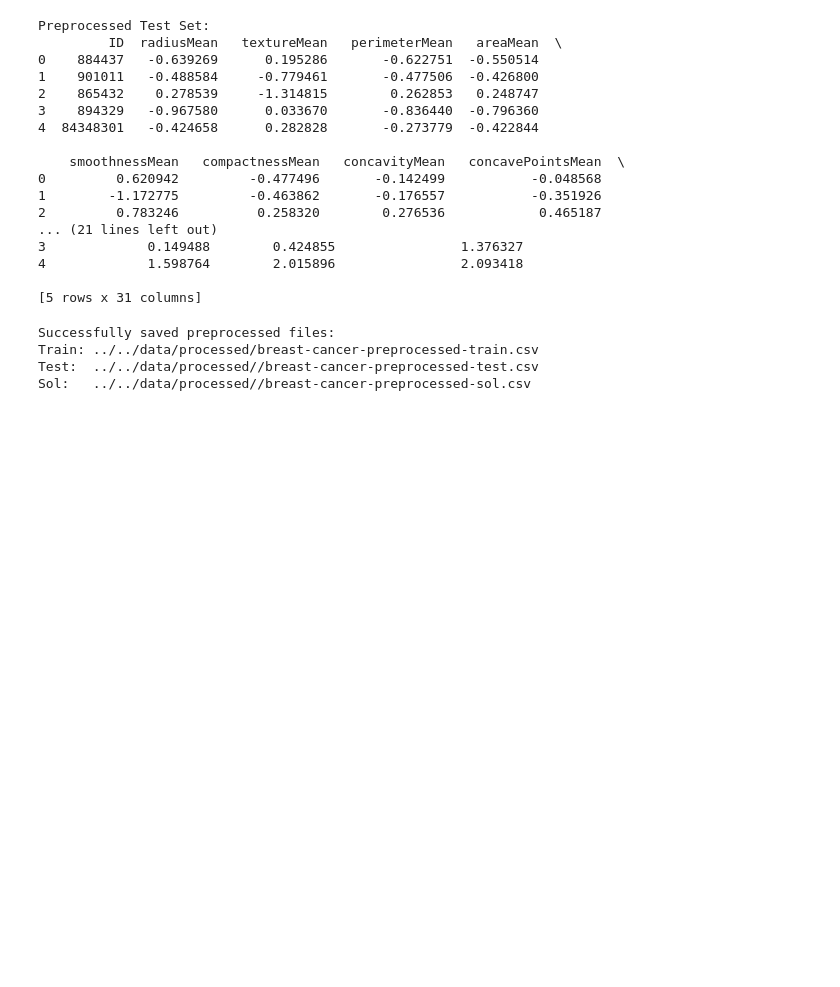
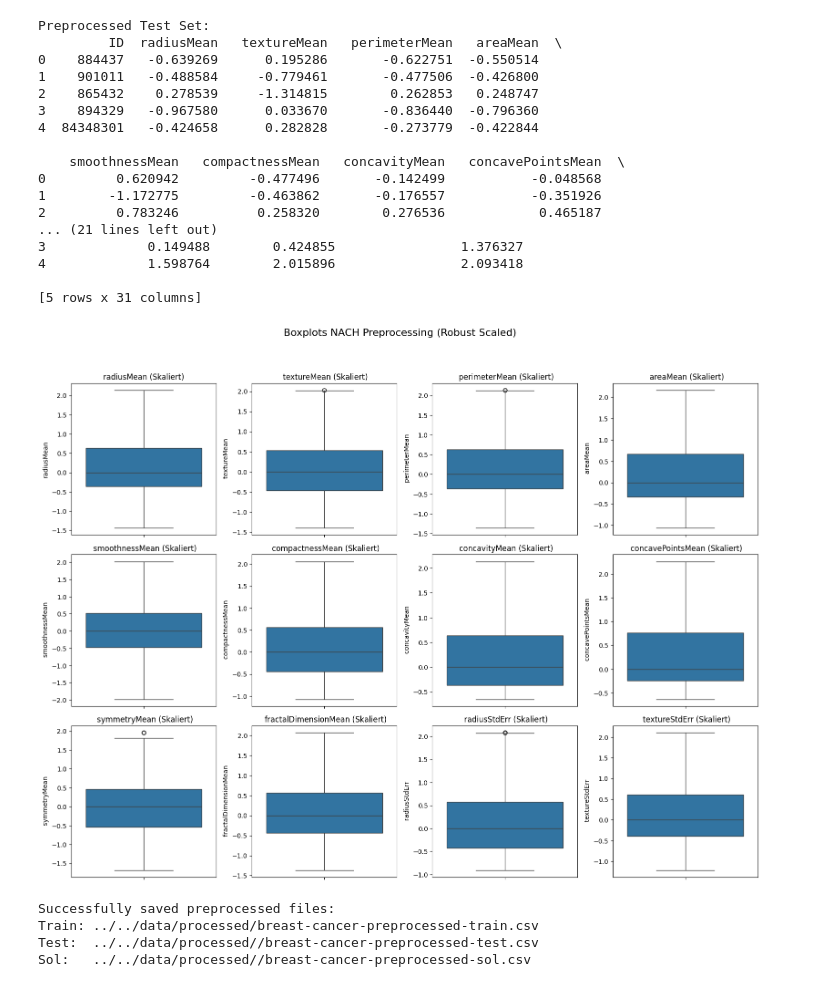
Before and after one commit to emmabachura/Machine-Learning, a Jupyter notebook: src/breast-cancer/breast-cancer-preprocessing-1.ipynb, the cells around one changed output. Drawn from its saved outputs; the diff is of its cells as text; code cells hidden in the pictures; blank space fills up the shorter version.

```diff
--- a/src/breast-cancer/breast-cancer-preprocessing-1.ipynb
+++ b/src/breast-cancer/breast-cancer-preprocessing-1.ipynb
@@ -256,6 +274,26 @@ col = df_sol['class']
 
 mapping = {True: 1, False: 0, 'true': 1, 'false': 0, 'True': 1, 'False': 0, 1: 1, 0: 0}
 df_sol['class'] = col.map(mapping)
+# %%
+import seaborn as sns
+import matplotlib.pyplot as plt
+
+# 'feature_columns' wurde in Zelle [1ff06e4c] definiert
+# 'train_set' (das die skalierten Daten enthält) wurde in Zelle [ebfb6b2e] definiert
+
+# Wir plotten dieselben 12 Features wie zuvor für den Vergleich
+features_to_plot = num_cols[:12]
+
+plt.figure(figsize=(16, 12))
+plt.suptitle("Boxplots NACH Preprocessing (Robust Scaled)", fontsize=16, y=1.02)
+for i, col in enumerate(features_to_plot):
+    plt.subplot(3, 4, i+1)
+    sns.boxplot(y=train_set[col])
+    plt.title(f"{col} (Skaliert)")
+plt.tight_layout(rect=[0, 0, 1, 0.98])
+plt.show()
+# %% [output]
+[figure, added]
 # %%
 output_path_train = "../../data/processed/breast-cancer-preprocessed-train.csv"
 output_path_test= "../../data/processed//breast-cancer-preprocessed-test.csv"
```
Also changed, not shown: parts of 1 cell of this notebook, 4 other files.
